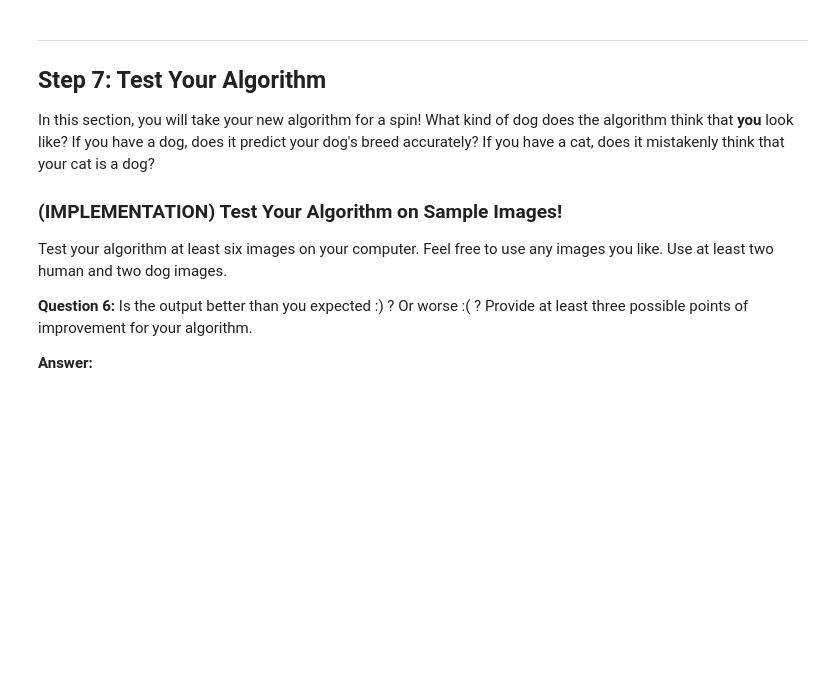
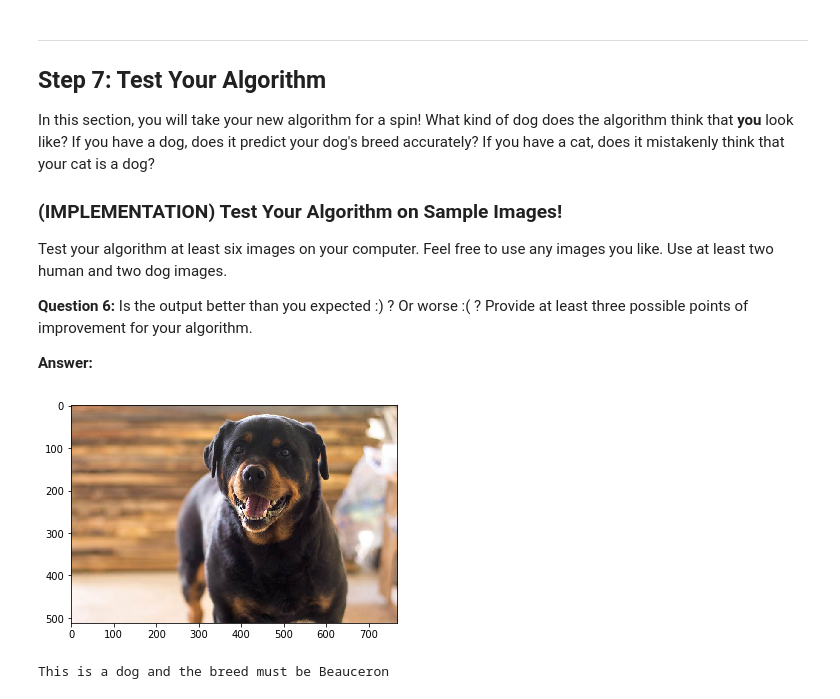
Before and after one commit to carlosmertens/dog-project, a Jupyter notebook: dog_app.ipynb, the cells around one changed output. Saved outputs shown, nothing was run; the diff lists cells and outputs as text; code cells hidden in the pictures; blank space fills up the shorter version.

```diff
--- a/dog_app.ipynb
+++ b/dog_app.ipynb
@@ -718,11 +711,11 @@ You are welcome to [augment the training data](https://blog.keras.io/building-po
 # %%
 ### TODO: Train the model.
 
-checkpointer = ModelCheckpoint(filepath='saved_models/weights.best.Resnet50.hdf5',
+checkpointer = ModelCheckpoint(filepath='saved_models/weights.best.Xception.hdf5',
                                verbose=1, save_best_only=True)
 
-Resnet50_model.fit(train_Resnet50, train_targets,
-          validation_data=(valid_Resnet50, valid_targets),
+Xception_model.fit(train_Xception, train_targets,
+          validation_data=(valid_Xception, valid_targets),
           epochs=20, batch_size=20, callbacks=[checkpointer], verbose=1)
 # %% [output]
 Train on 6680 samples, validate on 835 samples
@@ -748,7 +741,7 @@ Epoch 00020: val_loss did not improve from 0.63113
 # %%
 ### TODO: Load the model weights with the best validation loss.
 
-Resnet50_model.load_weights('saved_models/weights.best.Resnet50.hdf5')
+Xception_model.load_weights('saved_models/weights.best.Xception.hdf5')
 # %% [markdown]
 ### (IMPLEMENTATION) Test the Model
 
@@ -796 +793,5 @@ def Resnet50_predict_breed(img_path):
     return dog_names[np.argmax(predicted_vector)]
+# %%
+# TEST:
+label = xception_predict_breed(test_files[0])
+print(label)
@@ -818,3 +820,33 @@ Some sample output for our algorithm is provided below, but feel free to design
+# %%
+### TODO: Write your algorithm.
+### Feel free to use as many code cells as needed.
+
+
+def classifier(img_path):
+    """Classifiy an image.
+
+    Function to detect if there is a human or a dog in it. Then it classifies dogs
+    by their breed or if human, predicts the resembles of a dog's breed. It shows the
+    image with the classification
+    ---
+    Input:
+     path - image
+    """
+
+    # Display image
+    img = cv2.imread(img_path)
+    #print(img.shape)
+    cv_rgb = cv2.cvtColor(img, cv2.COLOR_BGR2RGB)
+    #print(cv_rgb.shape)
+    plt.imshow(cv_rgb)
+    plt.show()
+
+    label = xception_predict_breed(img_path)
+
+    if dog_detector(img_path):
+        print("This is a dog and the breed must be {}".format(label))
+    elif face_detector(img_path):
+        print("This is a human with resemblance of a dog breed {}".format(label))
 # %% [markdown]
 ---
 <a id='step7'></a>
@@ -833,3 +865,8 @@ __Answer:__
 ## TODO: Execute your algorithm from Step 6 on
 ## at least 6 images on your computer.
 ## Feel free to use as many code cells as needed.
+# %%
+classifier('images/test1.jpg')
+# %% [output]
+[figure, added]
+This is a dog and the breed must be Beauceron
```
Also changed, not shown: parts of 40 cells of this notebook, 16 other files.
